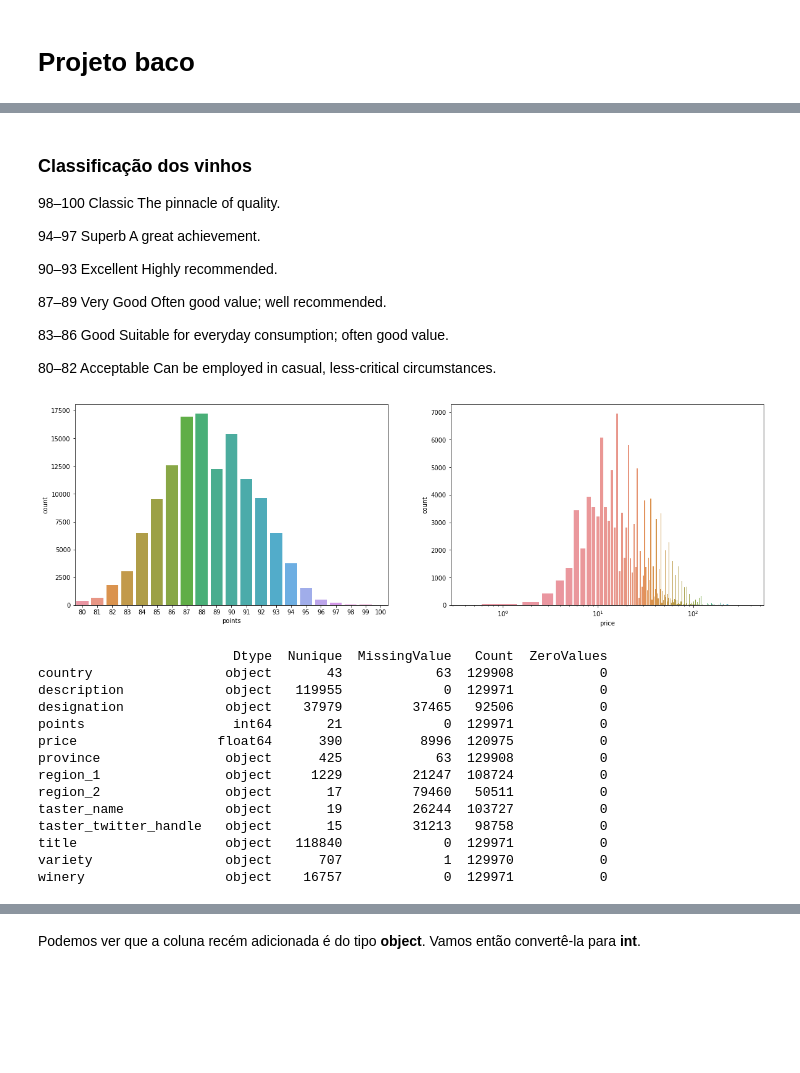
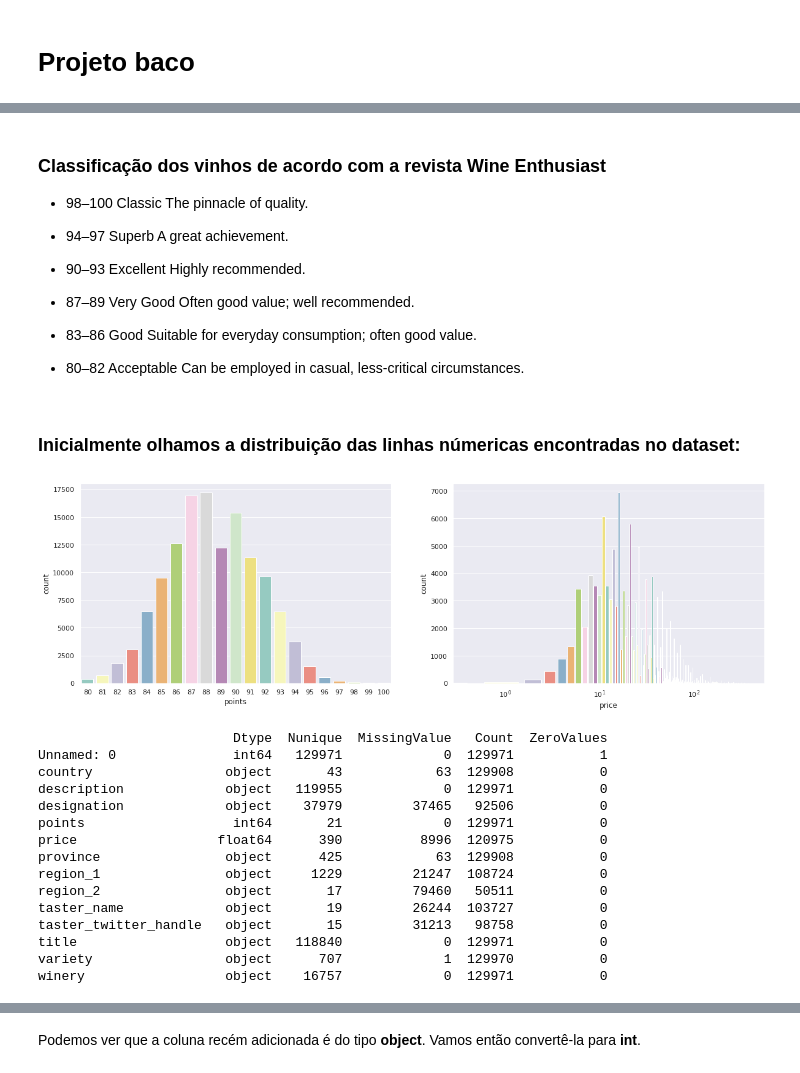
Before and after one commit to aliemelo/baco, a Jupyter notebook: apresentacao_final.ipynb, the cells around one changed output, grey strips where cells are left out. Saved outputs shown, nothing was run; the diff lists cells and outputs as text; code cells hidden in the pictures; blank space fills up the shorter version.

```diff
--- a/apresentacao_final.ipynb
+++ b/apresentacao_final.ipynb
@@ -14,7 +21,8 @@ from wordcloud import WordCloud, STOPWORDS, ImageColorGenerator
 import warnings
 warnings.filterwarnings('ignore')
 # %%
-wine = pd.read_csv("wine-reviews/winemag-data-130k-v2.csv", index_col=0)
+# import dataset
+wine = pd.read_csv("wine-reviews/winemag-data-130k-v2.csv")
 
 wine.head()
 # %% [output]
@@ -27,32 +54,34 @@ wine.head()
 # %% [markdown]
-### Classificação dos vinhos
+### Classificação dos vinhos de acordo com a revista Wine Enthusiast
 
-98–100 Classic The pinnacle of quality.
+- 98–100 Classic The pinnacle of quality.
 
-94–97 Superb A great achievement.
+- 94–97 Superb A great achievement.
 
-90–93 Excellent Highly recommended.
+- 90–93 Excellent Highly recommended.
 
-87–89 Very Good Often good value; well recommended.
+- 87–89 Very Good Often good value; well recommended.
 
-83–86 Good Suitable for everyday consumption; often good value.
+- 83–86 Good Suitable for everyday consumption; often good value.
 
-80–82 Acceptable Can be employed in casual, less-critical circumstances.
+- 80–82 Acceptable Can be employed in casual, less-critical circumstances.
+# %% [markdown]
+### Inicialmente olhamos a distribuição das linhas númericas encontradas no dataset:
 # %%
 # Visualize the distribution of columns price and points in DataFrame
 
 fig, ax = plt.subplots(1, 2,figsize=(20, 6))
 
-sns.countplot(wine['points'], ax=ax[0])
-sns.countplot(wine['price'], ax=ax[1])
+sns.countplot(wine['points'], ax=ax[0], palette = 'Set3')
+sns.countplot(wine['price'], ax=ax[1], palette = 'Set3')
 
 ax[1].set(xscale="log")
 
 sns.set_context("notebook")
 
 plt.show()
 # %% [output]
-[figure, old version]
+[figure, new version]
 # %%
 def summary(df):
     s_df = pd.DataFrame(df.dtypes, columns=['Dtype'])
@@ -70,6 +99,7 @@ def summary(df):
 summary(wine)
 # %% [output]
                          Dtype  Nunique  MissingValue   Count  ZeroValues
+Unnamed: 0               int64   129971             0  129971           1
 country                 object       43            63  129908           0
 description             object   119955             0  129971           0
 designation             object    37979         37465   92506           0
```
Also changed, not shown: parts of 40 cells of this notebook.
